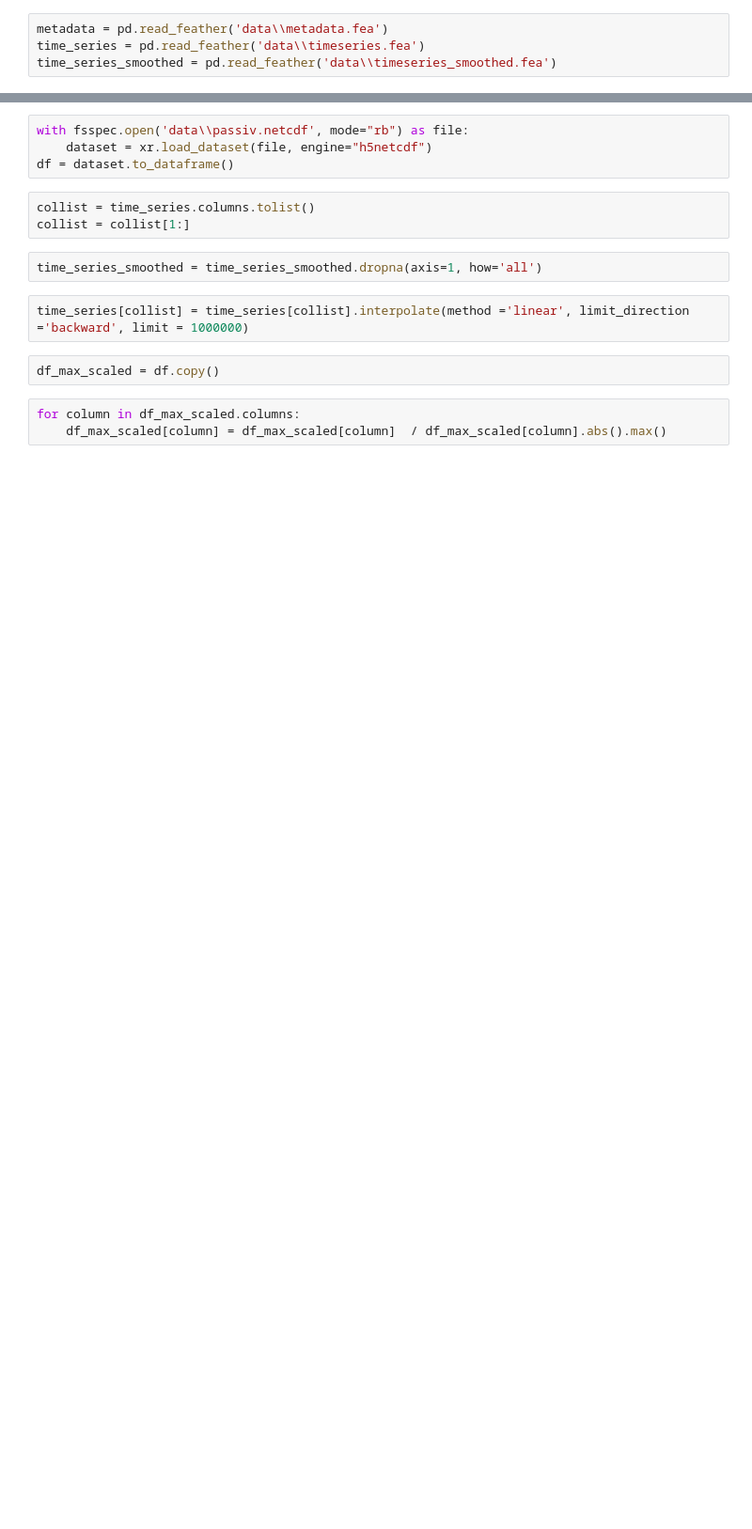
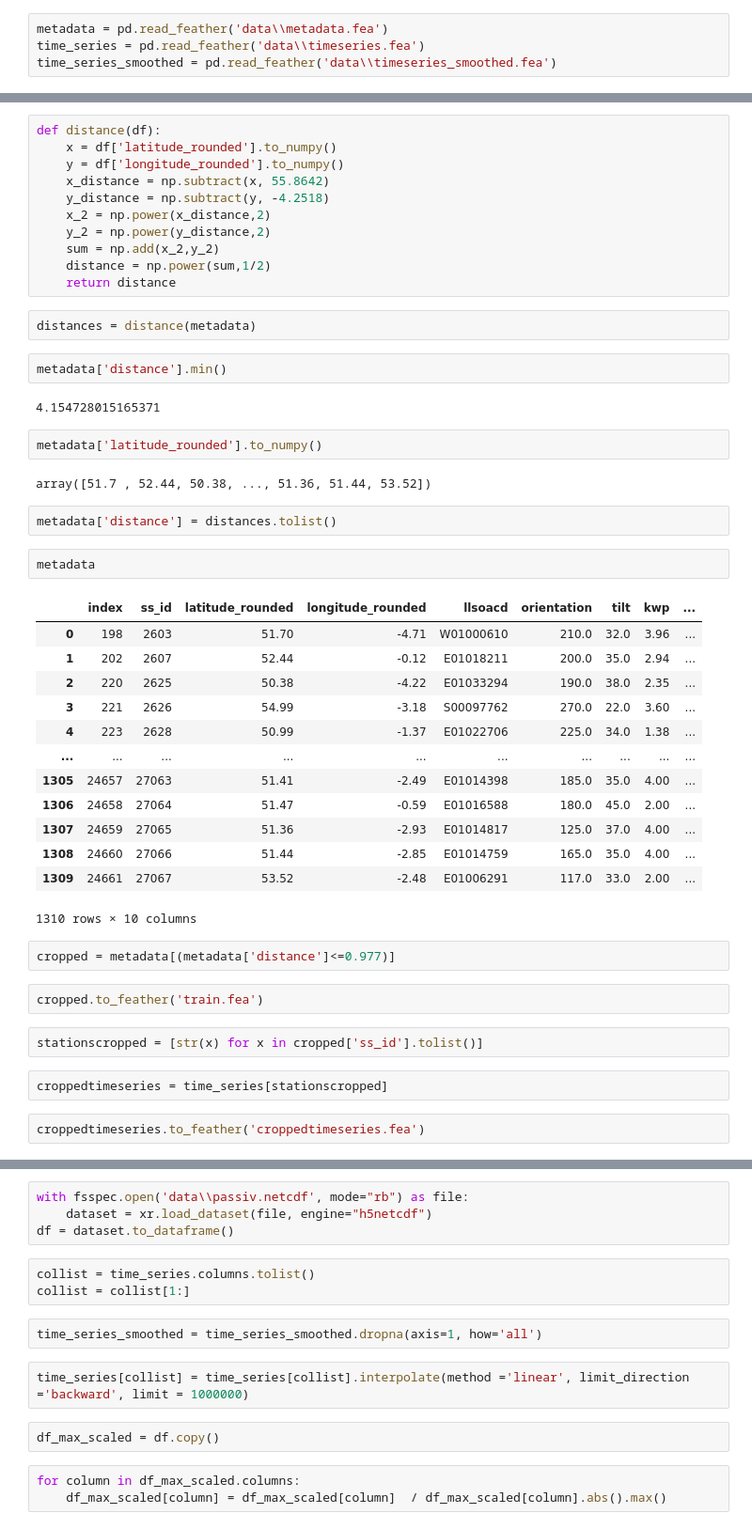
Before and after one commit to ongchungxian/mlp, a Jupyter notebook: test_notebook.ipynb, the cells around one changed output, grey strips where cells are left out. Shown: that part at 94% size. Drawn from its saved outputs; the diff is of its cells as text; blank space fills up the shorter version.

Commit message:
Cropped down to desired dataset size and starting to build data class

```diff
--- a/test_notebook.ipynb
+++ b/test_notebook.ipynb
@@ -16,0 +34,49 @@ False
+# %%
+def distance(df):
+    x = df['latitude_rounded'].to_numpy()
+    y = df['longitude_rounded'].to_numpy()
+    x_distance = np.subtract(x, 55.8642)
+    y_distance = np.subtract(y, -4.2518)
+    x_2 = np.power(x_distance,2)
+    y_2 = np.power(y_distance,2)
+    sum = np.add(x_2,y_2)
+    distance = np.power(sum,1/2)
+    return distance
+# %%
+distances = distance(metadata)
+# %%
+metadata['distance'].min()
+# %% [output]
+4.154728015165371
+# %%
+metadata['latitude_rounded'].to_numpy()
+# %% [output]
+array([51.7 , 52.44, 50.38, ..., 51.36, 51.44, 53.52])
+# %%
+metadata['distance'] = distances.tolist()
+# %%
+metadata
+# %% [output]
+|  | index | ss_id | latitude_rounded | longitude_rounded | llsoacd | orientation | tilt | kwp | ... |
+| 0 | 198 | 2603 | 51.70 | -4.71 | W01000610 | 210.0 | 32.0 | 3.96 | ... |
+| 1 | 202 | 2607 | 52.44 | -0.12 | E01018211 | 200.0 | 35.0 | 2.94 | ... |
+| 2 | 220 | 2625 | 50.38 | -4.22 | E01033294 | 190.0 | 38.0 | 2.35 | ... |
+| 3 | 221 | 2626 | 54.99 | -3.18 | S00097762 | 270.0 | 22.0 | 3.60 | ... |
+| 4 | 223 | 2628 | 50.99 | -1.37 | E01022706 | 225.0 | 34.0 | 1.38 | ... |
+| ... | ... | ... | ... | ... | ... | ... | ... | ... | ... |
+| 1305 | 24657 | 27063 | 51.41 | -2.49 | E01014398 | 185.0 | 35.0 | 4.00 | ... |
+| 1306 | 24658 | 27064 | 51.47 | -0.59 | E01016588 | 180.0 | 45.0 | 2.00 | ... |
+| 1307 | 24659 | 27065 | 51.36 | -2.93 | E01014817 | 125.0 | 37.0 | 4.00 | ... |
+| 1308 | 24660 | 27066 | 51.44 | -2.85 | E01014759 | 165.0 | 35.0 | 4.00 | ... |
+| 1309 | 24661 | 27067 | 53.52 | -2.48 | E01006291 | 117.0 | 33.0 | 2.00 | ... |
+1310 rows × 10 columns
+# %%
+cropped = metadata[(metadata['distance']<=0.977)]
+# %%
+cropped.to_feather('train.fea')
+# %%
+stationscropped = [str(x) for x in cropped['ss_id'].tolist()]
+# %%
+croppedtimeseries = time_series[stationscropped]
+# %%
+croppedtimeseries.to_feather('croppedtimeseries.fea')
```
Also changed, not shown: parts of 13 cells of this notebook, 4 other files.
